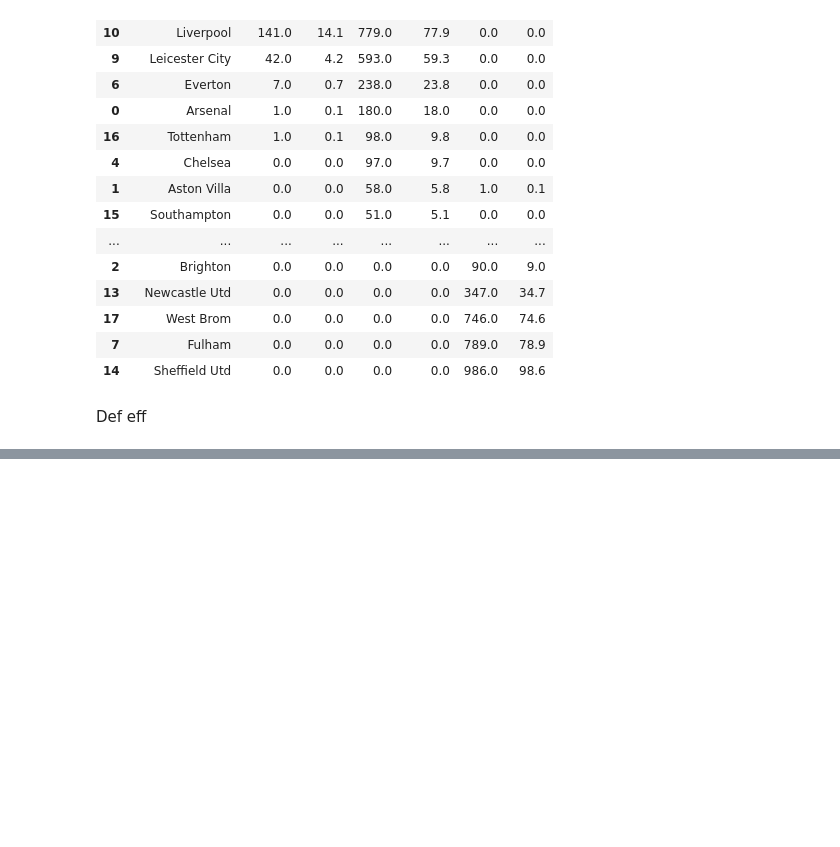
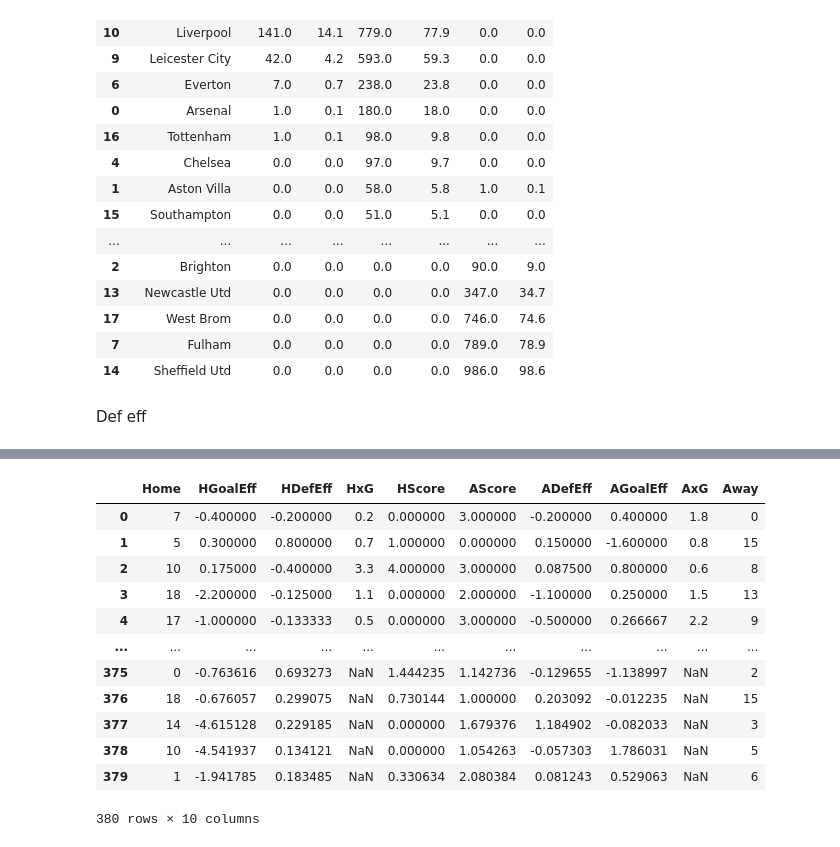
Before and after one commit to enderunknown222/MA, a Jupyter notebook: MA4550_Project_ver0.2.ipynb, the cells around one changed output, grey strips where cells are left out. Cells and saved outputs as stored; diff of their text form; code cells hidden in the pictures; blank space fills up the shorter version.

```diff
--- a/MA4550_Project_ver0.2.ipynb
+++ b/MA4550_Project_ver0.2.ipynb
@@ -606,3 +596,19 @@ pd.DataFrame(GoalEff,index=['Team','Total','Num','Mean','Var'])
 | Num | 20.000000 | 18.000000 | 19.000000 | 19.000000 | 19.000000 | 20.000000 | 17.000000 | 18.000000 | 19.000000 | 19.000000 | 19.000000 | ... |
 | Mean | -0.631250 | -0.463360 | -0.518421 | -0.606140 | -0.389474 | -0.313417 | -0.124314 | -0.638889 | -0.661316 | -0.202368 | -0.672368 | ... |
 | Var | 1.262832 | 1.371764 | 0.906927 | 0.691380 | 0.766592 | 1.147795 | 0.809557 | 0.928210 | 2.071694 | 0.671542 | 1.958027 | ... |
+# %%
+results2
+# %% [output]
+|  | Home | HGoalEff | HDefEff | HxG | HScore | AScore | ADefEff | AGoalEff | AxG | Away |
+| 0 | 7 | -0.400000 | -0.200000 | 0.2 | 0.000000 | 3.000000 | -0.200000 | 0.400000 | 1.8 | 0 |
+| 1 | 5 | 0.300000 | 0.800000 | 0.7 | 1.000000 | 0.000000 | 0.150000 | -1.600000 | 0.8 | 15 |
+| 2 | 10 | 0.175000 | -0.400000 | 3.3 | 4.000000 | 3.000000 | 0.087500 | 0.800000 | 0.6 | 8 |
+| 3 | 18 | -2.200000 | -0.125000 | 1.1 | 0.000000 | 2.000000 | -1.100000 | 0.250000 | 1.5 | 13 |
+| 4 | 17 | -1.000000 | -0.133333 | 0.5 | 0.000000 | 3.000000 | -0.500000 | 0.266667 | 2.2 | 9 |
+| ... | ... | ... | ... | ... | ... | ... | ... | ... | ... | ... |
+| 375 | 0 | -0.763616 | 0.693273 | NaN | 1.444235 | 1.142736 | -0.129655 | -1.138997 | NaN | 2 |
+| 376 | 18 | -0.676057 | 0.299075 | NaN | 0.730144 | 1.000000 | 0.203092 | -0.012235 | NaN | 15 |
+| 377 | 14 | -4.615128 | 0.229185 | NaN | 0.000000 | 1.679376 | 1.184902 | -0.082033 | NaN | 3 |
+| 378 | 10 | -4.541937 | 0.134121 | NaN | 0.000000 | 1.054263 | -0.057303 | 1.786031 | NaN | 5 |
+| 379 | 1 | -1.941785 | 0.183485 | NaN | 0.330634 | 2.080384 | 0.081243 | 0.529063 | NaN | 6 |
+380 rows × 10 columns
```
Also changed, not shown: parts of 3 cells of this notebook.
